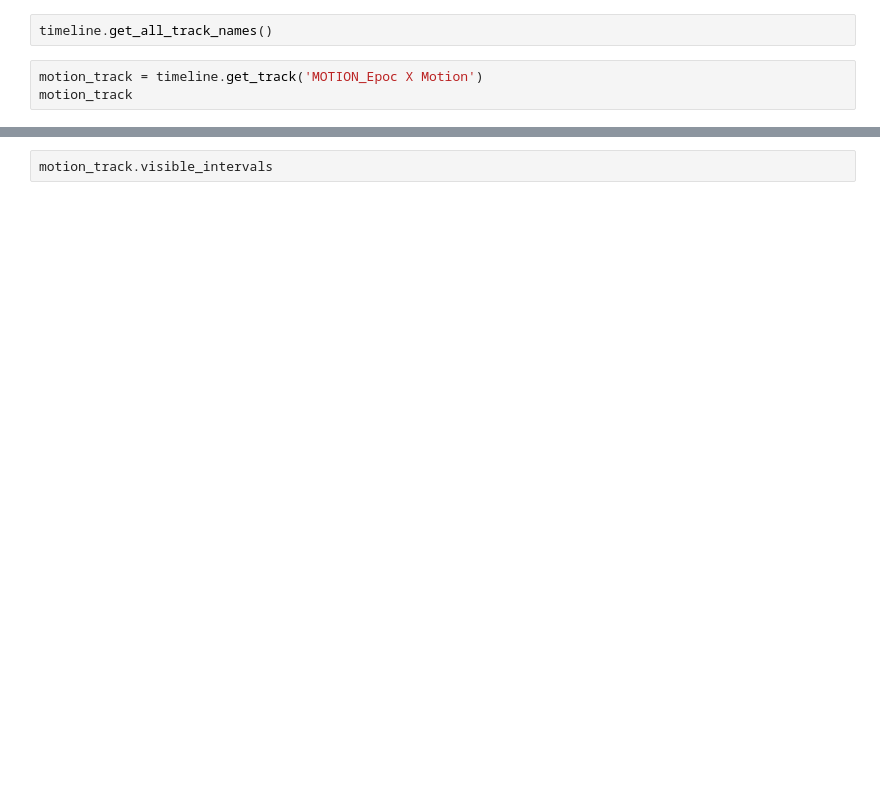
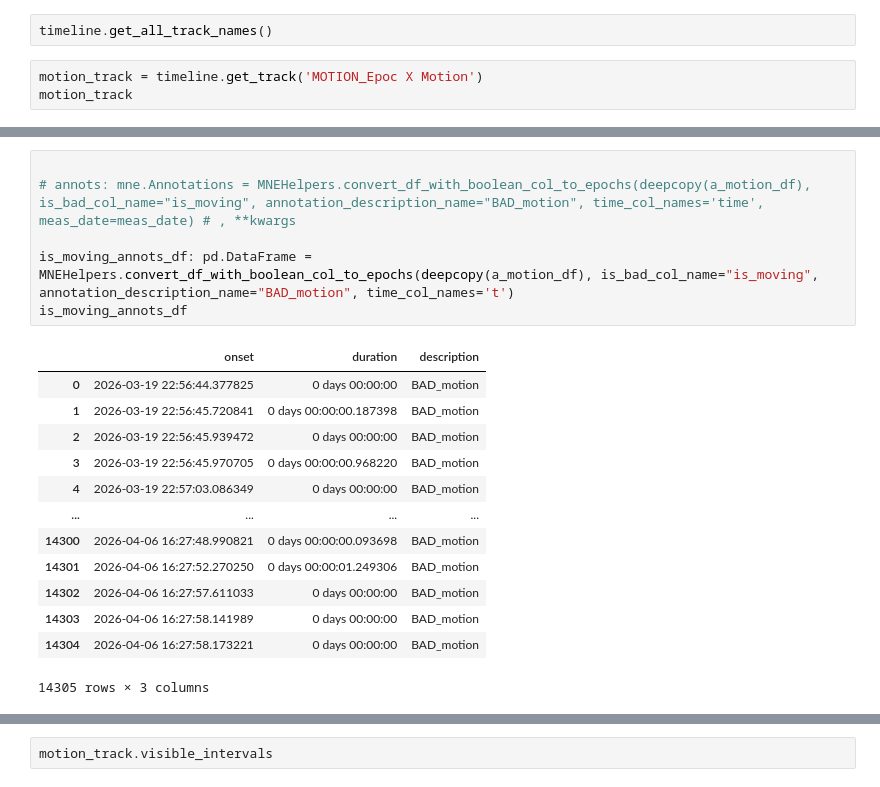
Before and after one commit to PhoPersonalOrg/pyPhoTimeline, a Jupyter notebook: testing_notebook.ipynb, the cells around one changed output, grey strips where cells are left out. Saved outputs shown, nothing was run; the diff lists cells and outputs as text; blank space fills up the shorter version.

```diff
--- a/testing_notebook.ipynb
+++ b/testing_notebook.ipynb
@@ -235,0 +401,20 @@ motion_track
+# %%
+
+# annots: mne.Annotations = MNEHelpers.convert_df_with_boolean_col_to_epochs(deepcopy(a_motion_df), is_bad_col_name="is_moving", annotation_description_name="BAD_motion", time_col_names='time', meas_date=meas_date) # , **kwargs
+
+is_moving_annots_df: pd.DataFrame = MNEHelpers.convert_df_with_boolean_col_to_epochs(deepcopy(a_motion_df), is_bad_col_name="is_moving", annotation_description_name="BAD_motion", time_col_names='t')
+is_moving_annots_df
+# %% [output]
+|  | onset | duration | description |
+| 0 | 2026-03-19 22:56:44.377825 | 0 days 00:00:00 | BAD_motion |
+| 1 | 2026-03-19 22:56:45.720841 | 0 days 00:00:00.187398 | BAD_motion |
+| 2 | 2026-03-19 22:56:45.939472 | 0 days 00:00:00 | BAD_motion |
+| 3 | 2026-03-19 22:56:45.970705 | 0 days 00:00:00.968220 | BAD_motion |
+| 4 | 2026-03-19 22:57:03.086349 | 0 days 00:00:00 | BAD_motion |
+| ... | ... | ... | ... |
+| 14300 | 2026-04-06 16:27:48.990821 | 0 days 00:00:00.093698 | BAD_motion |
+| 14301 | 2026-04-06 16:27:52.270250 | 0 days 00:00:01.249306 | BAD_motion |
+| 14302 | 2026-04-06 16:27:57.611033 | 0 days 00:00:00 | BAD_motion |
+| 14303 | 2026-04-06 16:27:58.141989 | 0 days 00:00:00 | BAD_motion |
+| 14304 | 2026-04-06 16:27:58.173221 | 0 days 00:00:00 | BAD_motion |
+14305 rows × 3 columns
```
Also changed, not shown: parts of 20 cells of this notebook, 3 other files.
